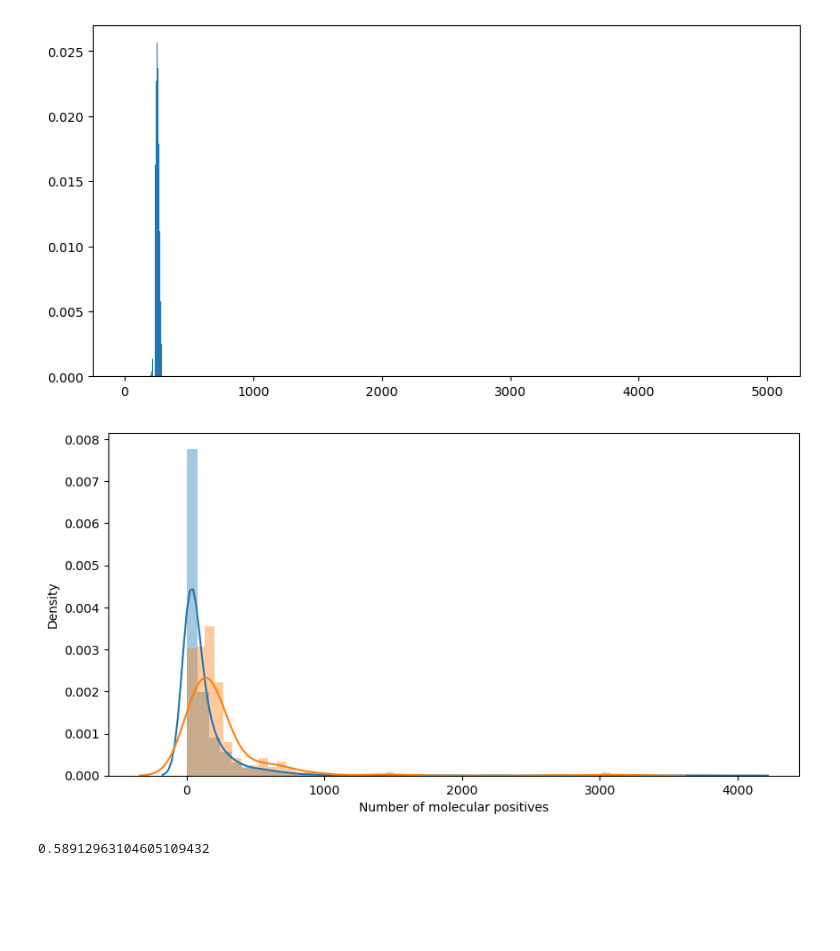
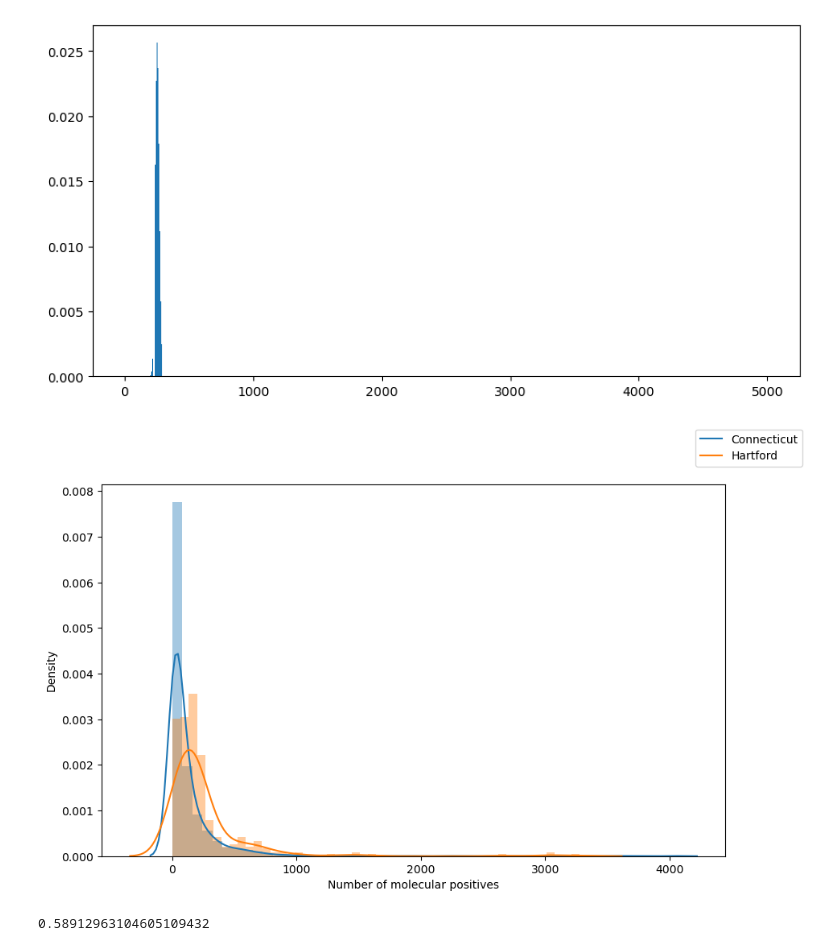
Before and after one commit to anitha2017/DAB501_Stats_GroupProject2, a Jupyter notebook: Binomial_Distribution_Project_merged.ipynb, the cells around one changed output. Cells and saved outputs as stored; diff of their text form; code cells hidden in the pictures; blank space fills up the shorter version.

Commit message:
added legend - th

```diff
--- a/Binomial_Distribution_Project_merged.ipynb
+++ b/Binomial_Distribution_Project_merged.ipynb
@@ -743,11 +743,13 @@ plt.show()
 # %% [output]
 [figure]
 # %%
+fig = plt.figure(figsize=(10,6))
 sns.distplot(ct_df_2021['Number of molecular positives'])
 sns.distplot(ct_df_2021_hartford['Number of molecular positives'])
+fig.legend(labels=['Connecticut', 'Hartford'])
 plt.show()
 # %% [output]
-[figure, old version]
+[figure, new version]
 # %%
 cumdenfunc = binom.cdf(k=250, n=5000, p=hartford_prob_positive)
 print('{:.20f}'.format(1-cumdenfunc))
```
Also changed, not shown: 1 other file.
